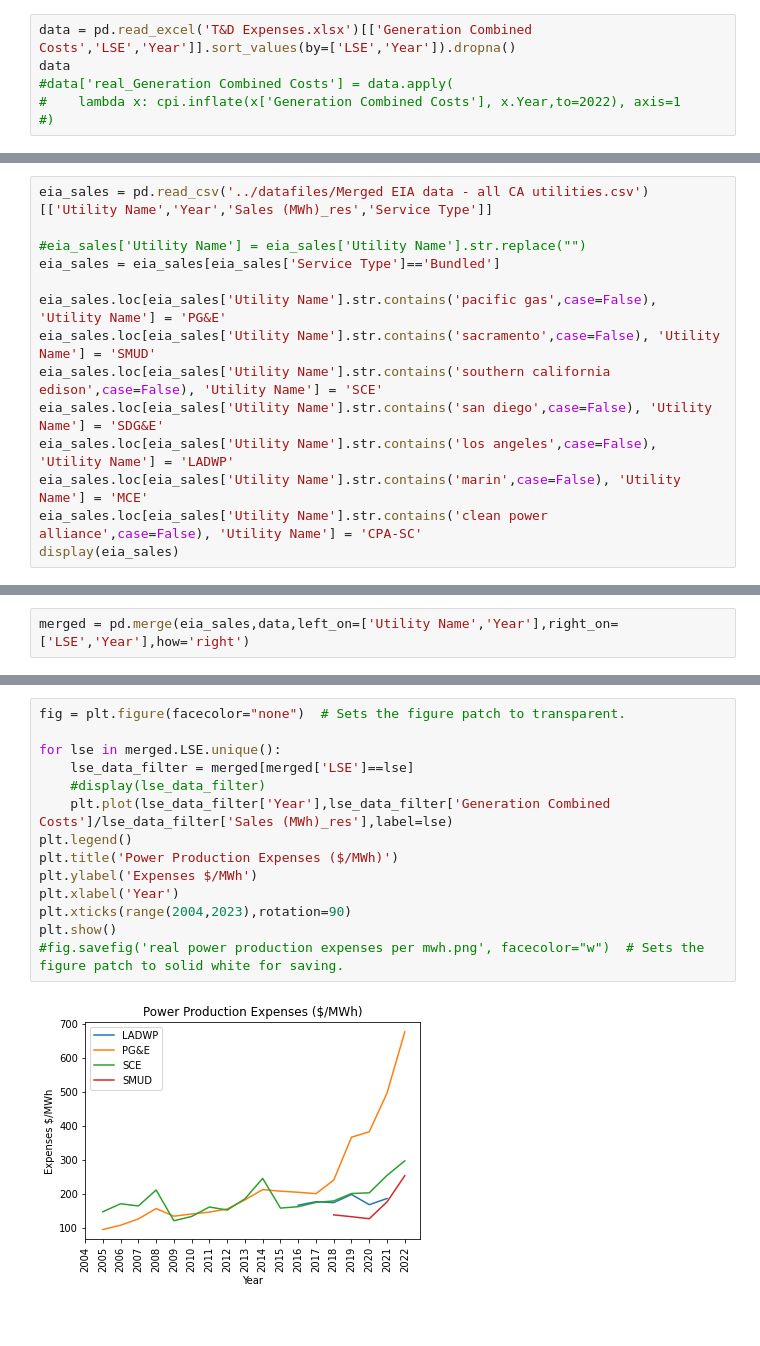
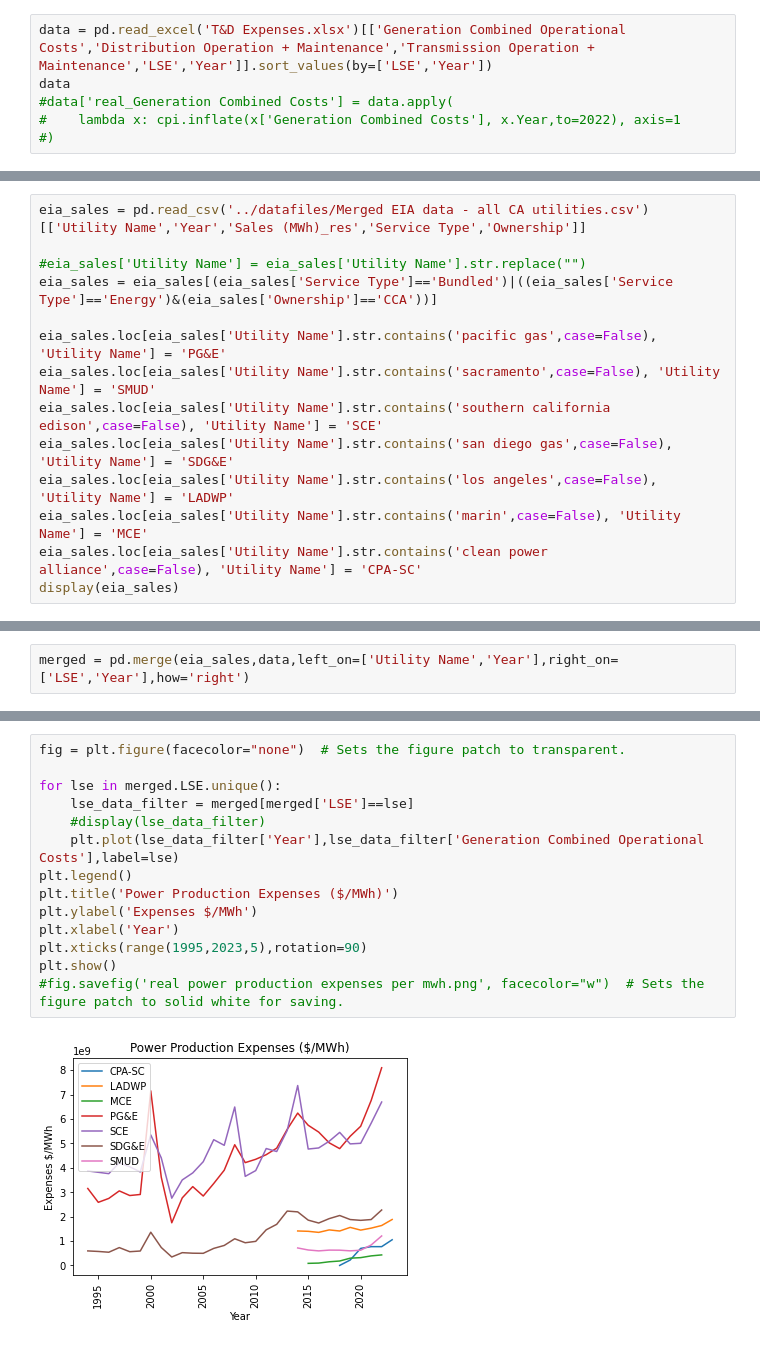
Before and after one commit to rayansud/CA_electricity_primer, a Jupyter notebook: Fig5_T&DExpenses/Untitled.ipynb, the cells around one changed output, grey strips where cells are left out. Drawn from its saved outputs; the diff is of its cells as text.

```diff
--- a/Fig5_T&DExpenses/Untitled.ipynb
+++ b/Fig5_T&DExpenses/Untitled.ipynb
@@ -4,7 +4,7 @@ import matplotlib.pyplot as plt
 #import seaborn as sns
 #import cpi
 # %%
-data = pd.read_excel('T&D Expenses.xlsx')[['Generation Combined Costs','LSE','Year']].sort_values(by=['LSE','Year']).dropna()
+data = pd.read_excel('T&D Expenses.xlsx')[['Generation Combined Operational Costs','Distribution Operation + Maintenance','Transmission Operation + Maintenance','LSE','Year']].sort_values(by=['LSE','Year'])
 data
 #data['real_Generation Combined Costs'] = data.apply(
 #    lambda x: cpi.inflate(x['Generation Combined Costs'], x.Year,to=2022), axis=1
@@ -26,13 +26,13 @@ data
 # %%
-eia_sales = pd.read_csv('../datafiles/Merged EIA data - all CA utilities.csv')[['Utility Name','Year','Sales (MWh)_res','Service Type']]
+eia_sales = pd.read_csv('../datafiles/Merged EIA data - all CA utilities.csv')[['Utility Name','Year','Sales (MWh)_res','Service Type','Ownership']]
 
 #eia_sales['Utility Name'] = eia_sales['Utility Name'].str.replace("")
-eia_sales = eia_sales[eia_sales['Service Type']=='Bundled']
+eia_sales = eia_sales[(eia_sales['Service Type']=='Bundled')|((eia_sales['Service Type']=='Energy')&(eia_sales['Ownership']=='CCA'))]
 
 eia_sales.loc[eia_sales['Utility Name'].str.contains('pacific gas',case=False), 'Utility Name'] = 'PG&E'
 eia_sales.loc[eia_sales['Utility Name'].str.contains('sacramento',case=False), 'Utility Name'] = 'SMUD'
 eia_sales.loc[eia_sales['Utility Name'].str.contains('southern california edison',case=False), 'Utility Name'] = 'SCE'
-eia_sales.loc[eia_sales['Utility Name'].str.contains('san diego',case=False), 'Utility Name'] = 'SDG&E'
+eia_sales.loc[eia_sales['Utility Name'].str.contains('san diego gas',case=False), 'Utility Name'] = 'SDG&E'
 eia_sales.loc[eia_sales['Utility Name'].str.contains('los angeles',case=False), 'Utility Name'] = 'LADWP'
 eia_sales.loc[eia_sales['Utility Name'].str.contains('marin',case=False), 'Utility Name'] = 'MCE'
 eia_sales.loc[eia_sales['Utility Name'].str.contains('clean power alliance',case=False), 'Utility Name'] = 'CPA-SC'
@@ -72,16 +61,16 @@ merged
 # %%
 fig = plt.figure(facecolor="none")  # Sets the figure patch to transparent.
 
 for lse in merged.LSE.unique():
     lse_data_filter = merged[merged['LSE']==lse]
     #display(lse_data_filter)
-    plt.plot(lse_data_filter['Year'],lse_data_filter['Generation Combined Costs']/lse_data_filter['Sales (MWh)_res'],label=lse)
+    plt.plot(lse_data_filter['Year'],lse_data_filter['Generation Combined Operational Costs'],label=lse)
 plt.legend()
 plt.title('Power Production Expenses ($/MWh)')
 plt.ylabel('Expenses $/MWh')
 plt.xlabel('Year')
-plt.xticks(range(2004,2023),rotation=90)
+plt.xticks(range(1995,2023,5),rotation=90)
 plt.show()
 #fig.savefig('real power production expenses per mwh.png', facecolor="w")  # Sets the figure patch to solid white for saving.
 # %% [output]
-[figure, old version]
+[figure, new version]
```
Also changed, not shown: parts of 6 cells of this notebook, 6 other files.
